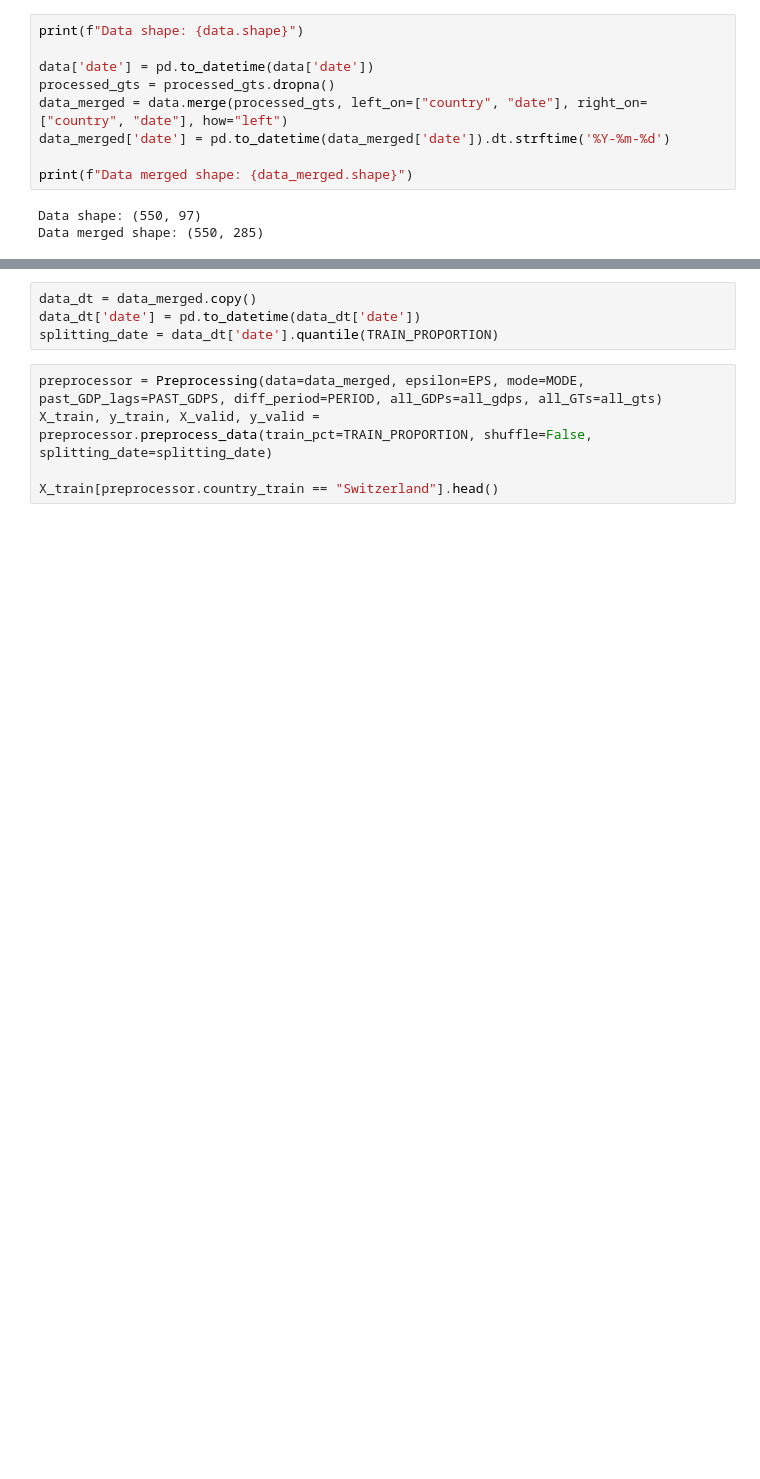
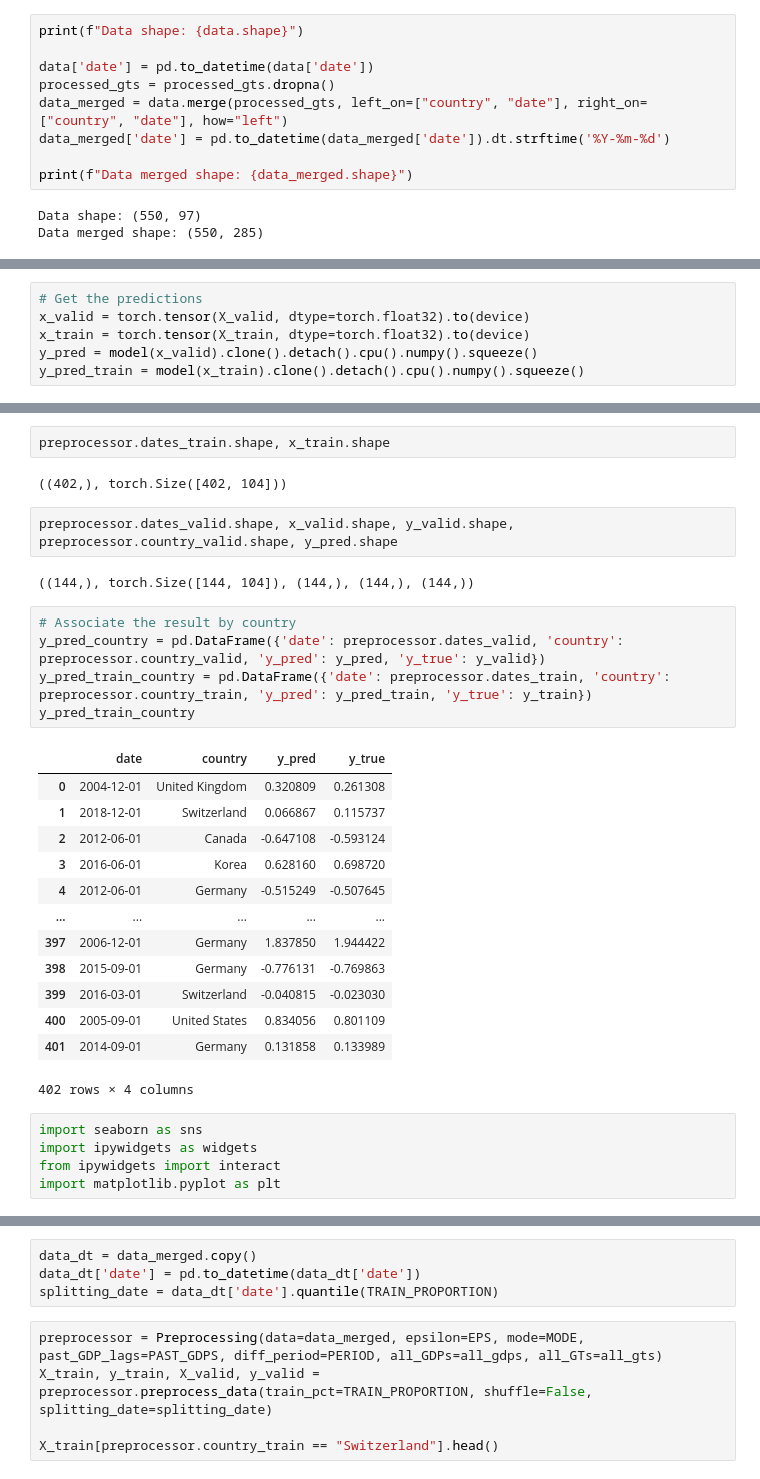
Before and after one commit to theS3b/Smoothing-Techniques-for-Predicting-High-Frequency-Time-Series, a Jupyter notebook: High Frequencies Predictions.ipynb, the cells around one changed output, grey strips where cells are left out. Drawn from its saved outputs; the diff is of its cells as text; blank space fills up the shorter version.

```diff
--- a/High Frequencies Predictions.ipynb
+++ b/High Frequencies Predictions.ipynb
@@ -67,0 +215,6 @@ Data merged shape: (550, 285)
+# %%
+# Get the predictions
+x_valid = torch.tensor(X_valid, dtype=torch.float32).to(device)
+x_train = torch.tensor(X_train, dtype=torch.float32).to(device)
+y_pred = model(x_valid).clone().detach().cpu().numpy().squeeze()
+y_pred_train = model(x_train).clone().detach().cpu().numpy().squeeze()
@@ -67,0 +236,32 @@ Data merged shape: (550, 285)
+# %%
+preprocessor.dates_train.shape, x_train.shape
+# %% [output]
+((402,), torch.Size([402, 104]))
+# %%
+preprocessor.dates_valid.shape, x_valid.shape, y_valid.shape, preprocessor.country_valid.shape, y_pred.shape
+# %% [output]
+((144,), torch.Size([144, 104]), (144,), (144,), (144,))
+# %%
+# Associate the result by country
+y_pred_country = pd.DataFrame({'date': preprocessor.dates_valid, 'country': preprocessor.country_valid, 'y_pred': y_pred, 'y_true': y_valid})
+y_pred_train_country = pd.DataFrame({'date': preprocessor.dates_train, 'country': preprocessor.country_train, 'y_pred': y_pred_train, 'y_true': y_train})
+y_pred_train_country
+# %% [output]
+|  | date | country | y_pred | y_true |
+| 0 | 2004-12-01 | United Kingdom | 0.320809 | 0.261308 |
+| 1 | 2018-12-01 | Switzerland | 0.066867 | 0.115737 |
+| 2 | 2012-06-01 | Canada | -0.647108 | -0.593124 |
+| 3 | 2016-06-01 | Korea | 0.628160 | 0.698720 |
+| 4 | 2012-06-01 | Germany | -0.515249 | -0.507645 |
+| ... | ... | ... | ... | ... |
+| 397 | 2006-12-01 | Germany | 1.837850 | 1.944422 |
+| 398 | 2015-09-01 | Germany | -0.776131 | -0.769863 |
+| 399 | 2016-03-01 | Switzerland | -0.040815 | -0.023030 |
+| 400 | 2005-09-01 | United States | 0.834056 | 0.801109 |
+| 401 | 2014-09-01 | Germany | 0.131858 | 0.133989 |
+402 rows × 4 columns
+# %%
+import seaborn as sns
+import ipywidgets as widgets
+from ipywidgets import interact
+import matplotlib.pyplot as plt
```
Also changed, not shown: parts of 16 cells of this notebook.
